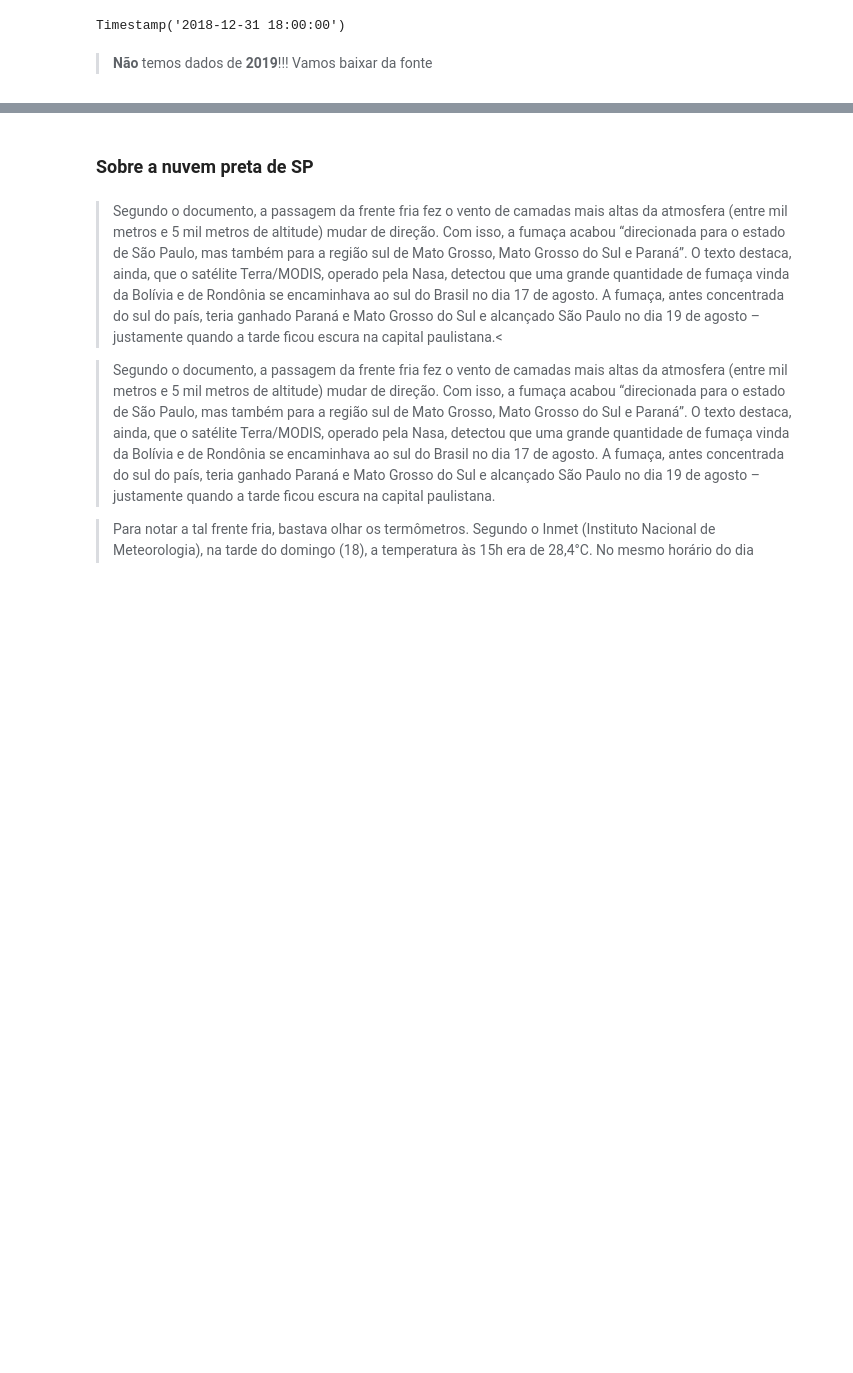
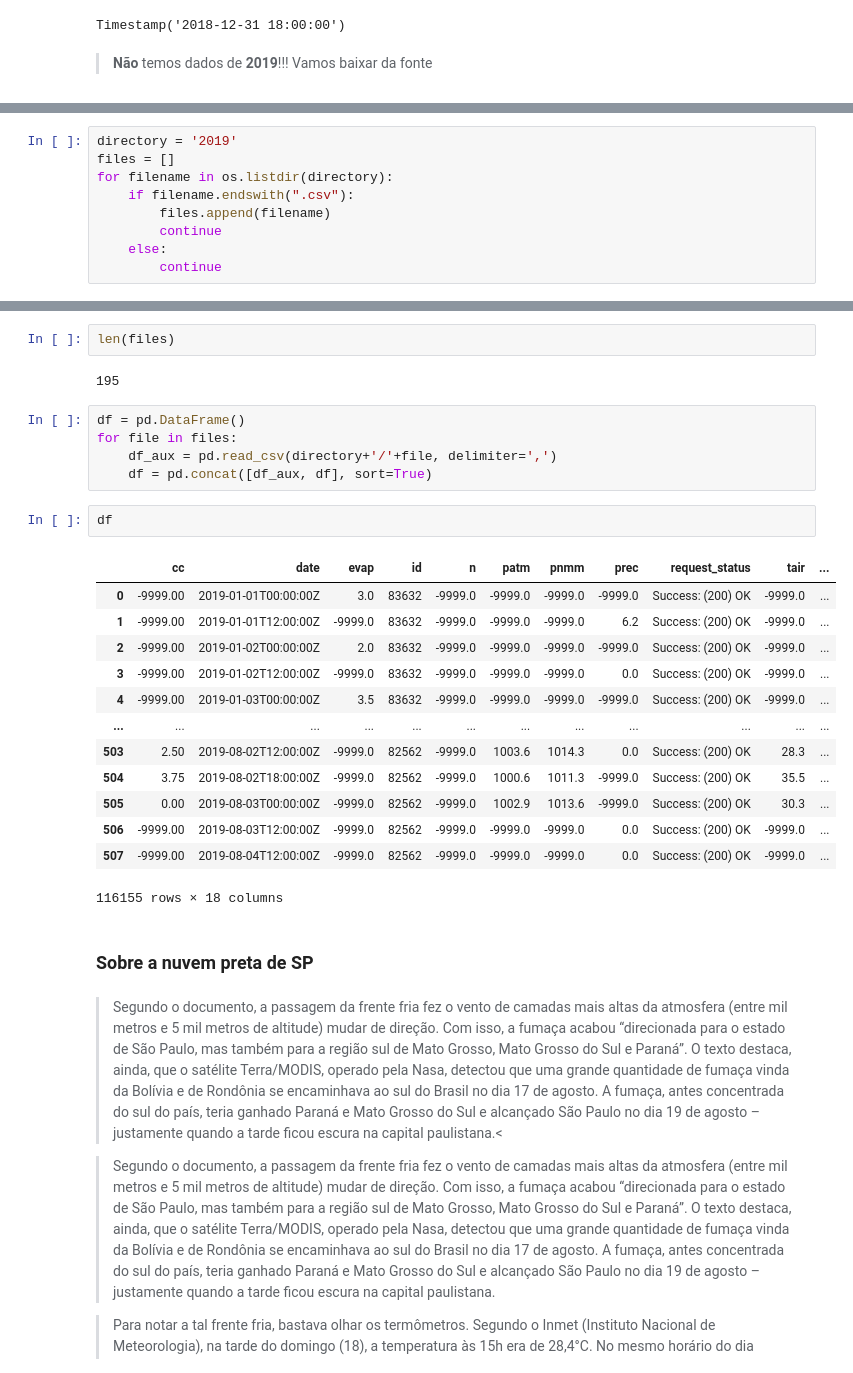
Before and after one commit to andrefellipe/ccd, a Jupyter notebook: main.ipynb, the cells around one changed output, grey strips where cells are left out. Saved outputs shown, nothing was run; the diff lists cells and outputs as text; blank space fills up the shorter version.

```diff
--- a/main.ipynb
+++ b/main.ipynb
@@ -144,0 +191,9 @@ Timestamp('2018-12-31 18:00:00')
+# %%
+directory = '2019'
+files = []
+for filename in os.listdir(directory):
+    if filename.endswith(".csv"):
+        files.append(filename)
+        continue
+    else:
+        continue
@@ -145,3 +220,28 @@ Timestamp('2018-12-31 18:00:00')
+# %%
+len(files)
+# %% [output]
+195
+# %%
+df = pd.DataFrame()
+for file in files:
+    df_aux = pd.read_csv(directory+'/'+file, delimiter=',')
+    df = pd.concat([df_aux, df], sort=True)
+# %%
+df
+# %% [output]
+|  | cc | date | evap | id | n | patm | pnmm | prec | request_status | tair | ... |
+| 0 | -9999.00 | 2019-01-01T00:00:00Z | 3.0 | 83632 | -9999.0 | -9999.0 | -9999.0 | -9999.0 | Success: (200) OK | -9999.0 | ... |
+| 1 | -9999.00 | 2019-01-01T12:00:00Z | -9999.0 | 83632 | -9999.0 | -9999.0 | -9999.0 | 6.2 | Success: (200) OK | -9999.0 | ... |
+| 2 | -9999.00 | 2019-01-02T00:00:00Z | 2.0 | 83632 | -9999.0 | -9999.0 | -9999.0 | -9999.0 | Success: (200) OK | -9999.0 | ... |
+| 3 | -9999.00 | 2019-01-02T12:00:00Z | -9999.0 | 83632 | -9999.0 | -9999.0 | -9999.0 | 0.0 | Success: (200) OK | -9999.0 | ... |
+| 4 | -9999.00 | 2019-01-03T00:00:00Z | 3.5 | 83632 | -9999.0 | -9999.0 | -9999.0 | -9999.0 | Success: (200) OK | -9999.0 | ... |
+| ... | ... | ... | ... | ... | ... | ... | ... | ... | ... | ... | ... |
+| 503 | 2.50 | 2019-08-02T12:00:00Z | -9999.0 | 82562 | -9999.0 | 1003.6 | 1014.3 | 0.0 | Success: (200) OK | 28.3 | ... |
+| 504 | 3.75 | 2019-08-02T18:00:00Z | -9999.0 | 82562 | -9999.0 | 1000.6 | 1011.3 | -9999.0 | Success: (200) OK | 35.5 | ... |
+| 505 | 0.00 | 2019-08-03T00:00:00Z | -9999.0 | 82562 | -9999.0 | 1002.9 | 1013.6 | -9999.0 | Success: (200) OK | 30.3 | ... |
+| 506 | -9999.00 | 2019-08-03T12:00:00Z | -9999.0 | 82562 | -9999.0 | -9999.0 | -9999.0 | 0.0 | Success: (200) OK | -9999.0 | ... |
+| 507 | -9999.00 | 2019-08-04T12:00:00Z | -9999.0 | 82562 | -9999.0 | -9999.0 | -9999.0 | 0.0 | Success: (200) OK | -9999.0 | ... |
+116155 rows × 18 columns
 # %% [markdown]
 ### Sobre a nuvem preta de SP
 # %% [markdown]
```
Also changed, not shown: parts of 9 cells of this notebook.
